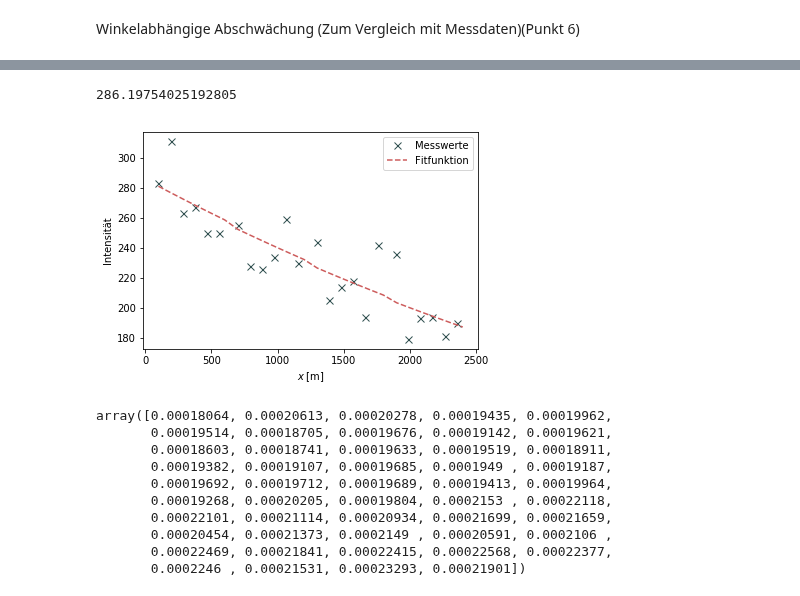
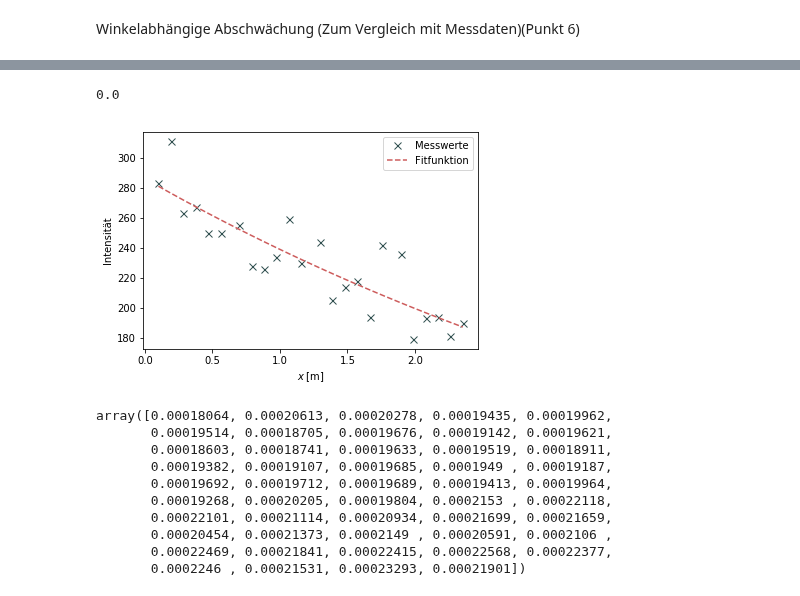
Before and after one commit to Ninilini/FP_Teilchen, a Jupyter notebook: Szintillierende_Fasern/plots/Auswertung_Simu.ipynb, the cells around one changed output, grey strips where cells are left out. Saved outputs shown, nothing was run; the diff lists cells and outputs as text; code cells hidden in the pictures.

```diff
--- a/Szintillierende_Fasern/plots/Auswertung_Simu.ipynb
+++ b/Szintillierende_Fasern/plots/Auswertung_Simu.ipynb
@@ -4,26 +4,26 @@ import numpy as np
 import matplotlib.pyplot as plt
 from scipy.optimize import curve_fit
 # %%
-x = np.arange(100, 2500, 100)
-job0 = np.arange(0, 1200, 24)
-jobs = list()
+#x = np.arange(100, 2500, 100)
+#job0 = np.arange(0, 1200, 24)
+#jobs = list()
 
-for i in range(len(job0)):
-    jobs.append(job0)
-    job0 = job0 +1
+#for i in range(len(job0)):
+#    jobs.append(job0)
+#    job0 = job0 +1
 # %%
-columnnames = ['y_exit', 'z_exit', 'x_start', 'y_start', 'z_start', 'px_start', 'py_start', 'pz_start', 'reflCoCl', 'reflClCl', 'wl','gpsPosX', 'length_core', 'length_clad', 'rayleighScatterings']
+#columnnames = ['y_exit', 'z_exit', 'x_start', 'y_start', 'z_start', 'px_start', 'py_start', 'pz_start', 'reflCoCl', 'reflClCl', 'wl','gpsPosX', 'length_core', 'length_clad', 'rayleighScatterings']
 
-daten = pd.DataFrame()
+#daten = pd.DataFrame()
 
-for i in range(0,1199):
-    df_i = pd.read_csv('../data/Simulation/job_{}.txt'.format(i), sep='\t', skiprows=1, names = columnnames)
-    for j in range(len(jobs)):
-        if np.isin(i, jobs[j]) == np.array(True):
-            df_i['x'] = x[j]
-            break
-    daten = pd.concat([daten, df_i])
-daten.to_hdf('../data/data.hdf5', key='Daten')
+#for i in range(0,1199):
+#    df_i = pd.read_csv('../data/Simulation/job_{}.txt'.format(i), sep='\t', skiprows=1, names = columnnames)
+#    for j in range(len(jobs)):
+#        if np.isin(i, jobs[j]) == np.array(True):
+#            df_i['x'] = x[j]
+#            break
+#    daten = pd.concat([daten, df_i])
+#daten.to_hdf('../data/data.hdf5', key='Daten')
 # %%
 #Daten einlesen
 daten = pd.read_hdf('../data/data.hdf5', key='Daten')
@@ -315,8 +315,10 @@ data.head()
 | 5 | 0.016537 | 0.030342 | 2487.261475 | 0.037348 | 0.037756 | 0.947609 | 0.023118 | 0.318594 | 4014.0 | 0.0 | ... |
 | 6 | 0.074679 | -0.021847 | 2400.000244 | 0.095372 | 0.006802 | 0.933133 | -0.234433 | -0.272586 | 5341.0 | 0.0 | ... |
 # %%
-matrix_alpha, alpha_hist, x_hist, _ = plt.hist2d(data['Austrittswinkel']*(360/2/np.pi), data['gpsPosX'],cmap='viridis', bins=50)
+matrix_alpha, alpha_hist, x_hist, _ = plt.hist2d(data['Austrittswinkel']*(360/2/np.pi), data['gpsPosX']*(1/1000),cmap='viridis', bins=50)
 plt.xlabel(r'$\alpha\;$[deg]')
-plt.ylabel(r'$x\;$[mm]')
+plt.ylabel(r'$x\;$[m]')
 plt.colorbar()
+
+plt.savefig('hist_x_alpha_simu.pdf', bbox_inches='tight')
 # %% [output]
@@ -327,26 +328,27 @@ plt.colorbar()
 def fit_exp(x,a,b):
     return a*np.exp(-b*x)
 # %%
+print(alpha_hist[0])
 a=np.where(matrix_alpha[0]!=0)
 plt.plot(x_hist[a], matrix_alpha[0,a][0], color = 'darkslategrey', marker = 'x', linestyle='', label = 'Messwerte', markersize = 7)
 
 params, cov = curve_fit(fit_exp, x_hist[a], matrix_alpha[0,a][0], (300,0.001))
 error = np.sqrt(np.diag(cov))
 
 y = list()
 for i in range(len(x_hist[a])):
     y.append(fit_exp(x_hist[a][i], *params))
 
-plt.plot(x, y, color = 'indianred', linestyle = '--', label = 'Fitfunktion')
+plt.plot(x_hist[a], y, color = 'indianred', linestyle = '--', label = 'Fitfunktion')
 
 plt.xlabel(r'$x\;$[m]')
 plt.ylabel(r'Intensität')
 plt.legend()
 
-plt.savefig('fit_exp_simu_bsp.pdf', )
+plt.savefig('fit_exp_simu_bsp.pdf', bbox_inches='tight')
 # %% [output]
-286.19754025192805
+0.0
-[figure, old version]
+[figure, new version]
 # %%
 fit_exp_a = list()
 fit_exp_b = list()
```
Also changed, not shown: parts of 3 cells of this notebook, 2 other files.
